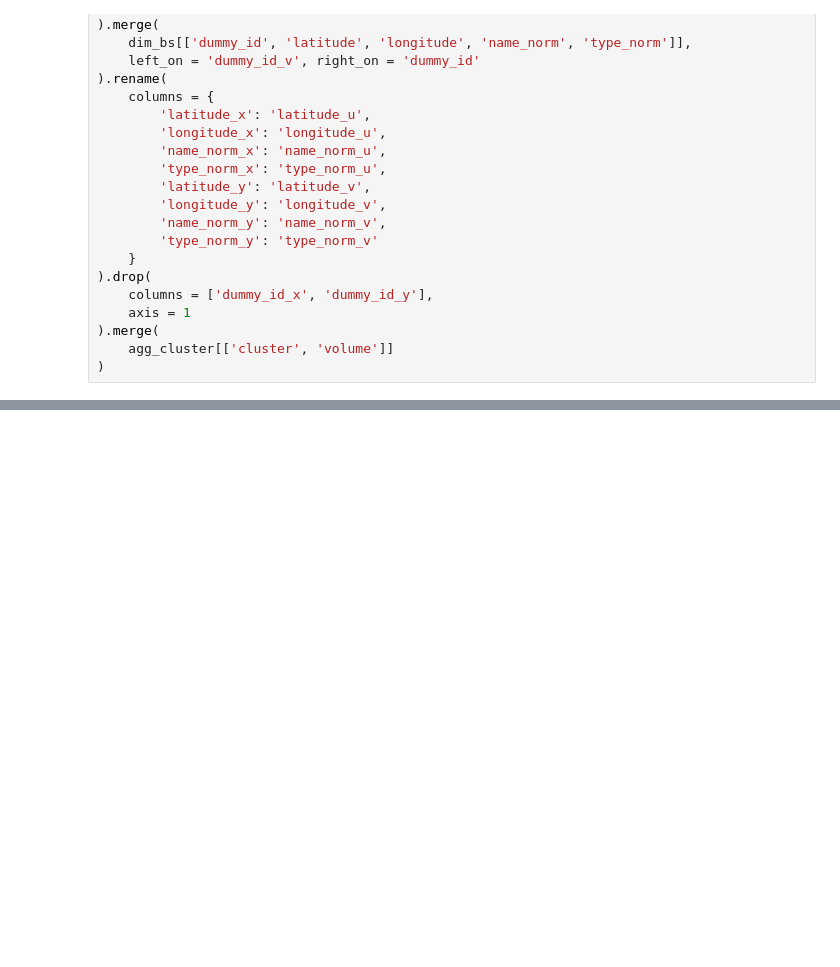
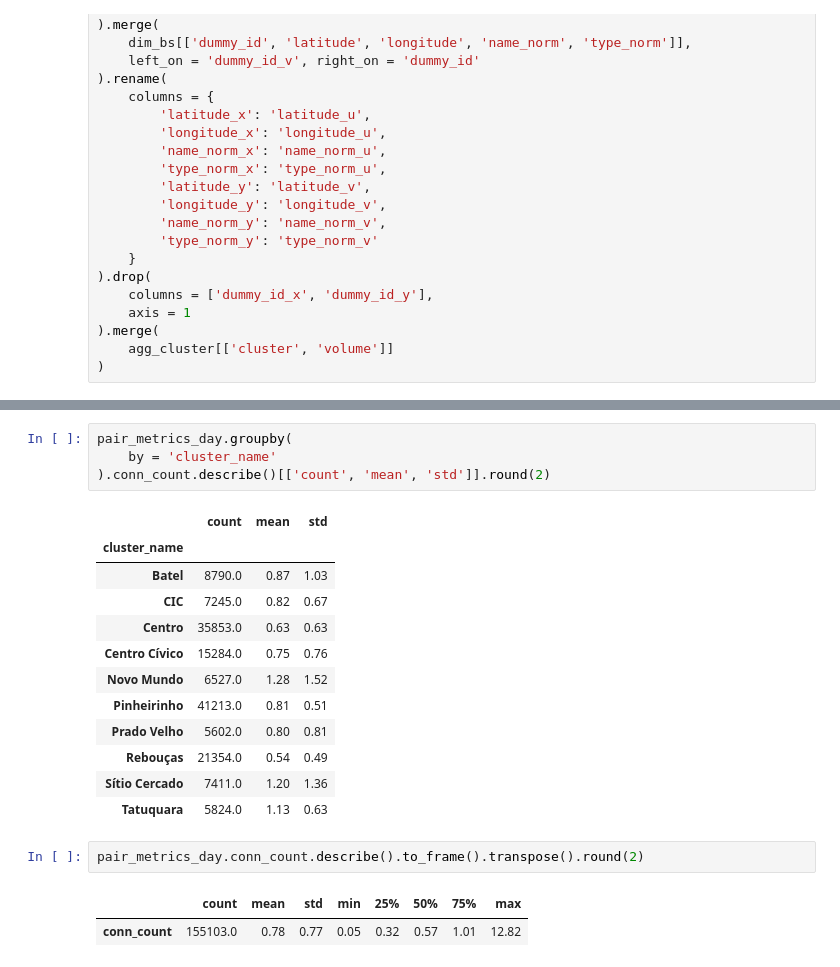
Before and after one commit to jcnborges/busanalysis, a Jupyter notebook: notebooks/doutorado/connection_analysis.ipynb, the cells around one changed output, grey strips where cells are left out. Saved outputs shown, nothing was run; the diff lists cells and outputs as text; blank space fills up the shorter version.

```diff
--- a/notebooks/doutorado/connection_analysis.ipynb
+++ b/notebooks/doutorado/connection_analysis.ipynb
@@ -467,0 +524,22 @@ plt.savefig('boxplot_avg_conn.png', format='png', dpi=300)
+# %%
+pair_metrics_day.groupby(
+    by = 'cluster_name'
+).conn_count.describe()[['count', 'mean', 'std']].round(2)
+# %% [output]
+|  | count | mean | std |
+| cluster_name |  |  |  |
+| Batel | 8790.0 | 0.87 | 1.03 |
+| CIC | 7245.0 | 0.82 | 0.67 |
+| Centro | 35853.0 | 0.63 | 0.63 |
+| Centro Cívico | 15284.0 | 0.75 | 0.76 |
+| Novo Mundo | 6527.0 | 1.28 | 1.52 |
+| Pinheirinho | 41213.0 | 0.81 | 0.51 |
+| Prado Velho | 5602.0 | 0.80 | 0.81 |
+| Rebouças | 21354.0 | 0.54 | 0.49 |
+| Sítio Cercado | 7411.0 | 1.20 | 1.36 |
+| Tatuquara | 5824.0 | 1.13 | 0.63 |
+# %%
+pair_metrics_day.conn_count.describe().to_frame().transpose().round(2)
+# %% [output]
+|  | count | mean | std | min | 25% | 50% | 75% | max |
+| conn_count | 155103.0 | 0.78 | 0.77 | 0.05 | 0.32 | 0.57 | 1.01 | 12.82 |
```
Also changed, not shown: parts of 22 cells of this notebook, 11 other files.
